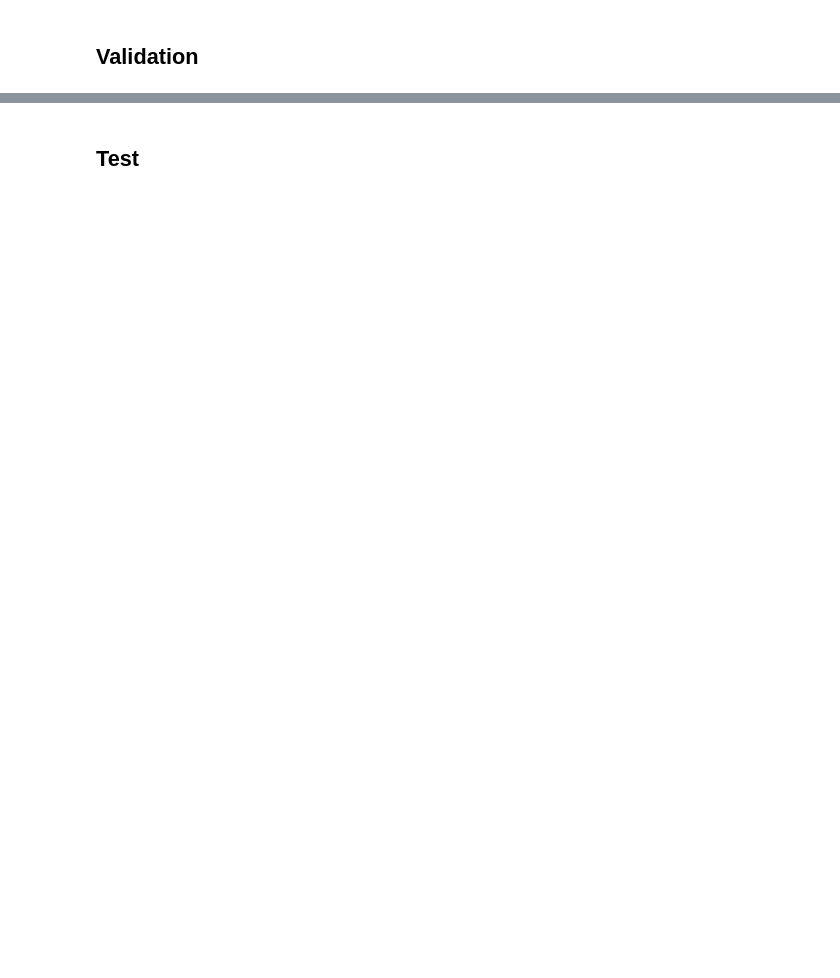
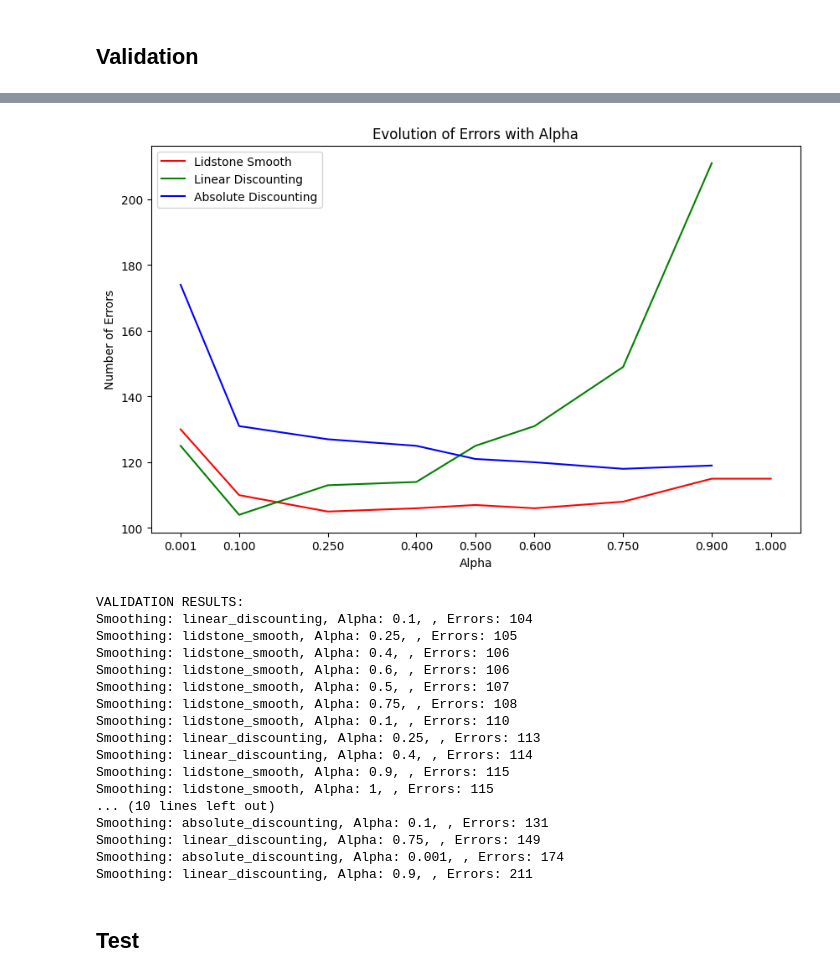
Before and after one commit to caiselvas/language-identification, a Jupyter notebook: main.ipynb, the cells around one changed output, grey strips where cells are left out. Saved outputs shown, nothing was run; the diff lists cells and outputs as text; code cells hidden in the pictures; blank space fills up the shorter version.

```diff
--- a/main.ipynb
+++ b/main.ipynb
@@ -165,3 +132,43 @@ KeyError: 1
+# %%
+# Plot to show the evolution of errors with alpha
+plt.figure(figsize=(10, 6))
+
+plt.plot(x_values_lidstone, y_values_lidstone, 'r-', label='Lidstone Smooth')
+plt.plot(x_values_linear, y_values_linear, 'g-', label='Linear Discounting')
+plt.plot(x_values_absolute, y_values_absolute, 'b-', label='Absolute Discounting')
+
+plt.title('Evolution of Errors with Alpha')
+plt.xlabel('Alpha')
+plt.xticks(alphas)
+plt.ylabel('Number of Errors')
+plt.legend()
+
+plt.show()
+
+# Print the results of the validation sorted by the number of errors
+print("VALIDATION RESULTS:")
+validation_results_sorted = sorted(validation_results_dict.values(), key = lambda x: len(x["errors"]))
+for res in validation_results_sorted:
+    print(f"Smoothing: {res['smoothing']}, Alpha: {res['alpha']}, , Errors: {len(res['errors'])}")
+# %% [output]
+[figure, added]
+VALIDATION RESULTS:
+Smoothing: linear_discounting, Alpha: 0.1, , Errors: 104
+Smoothing: lidstone_smooth, Alpha: 0.25, , Errors: 105
+Smoothing: lidstone_smooth, Alpha: 0.4, , Errors: 106
+Smoothing: lidstone_smooth, Alpha: 0.6, , Errors: 106
+Smoothing: lidstone_smooth, Alpha: 0.5, , Errors: 107
+Smoothing: lidstone_smooth, Alpha: 0.75, , Errors: 108
+Smoothing: lidstone_smooth, Alpha: 0.1, , Errors: 110
+Smoothing: linear_discounting, Alpha: 0.25, , Errors: 113
+Smoothing: linear_discounting, Alpha: 0.4, , Errors: 114
+Smoothing: lidstone_smooth, Alpha: 0.9, , Errors: 115
+Smoothing: lidstone_smooth, Alpha: 1, , Errors: 115
+... (10 lines left out)
+Smoothing: absolute_discounting, Alpha: 0.1, , Errors: 131
+Smoothing: linear_discounting, Alpha: 0.75, , Errors: 149
+Smoothing: absolute_discounting, Alpha: 0.001, , Errors: 174
+Smoothing: linear_discounting, Alpha: 0.9, , Errors: 211
 # %% [markdown]
 ## Test
 # %%
```
Also changed, not shown: parts of 4 cells of this notebook, 7 other files.
